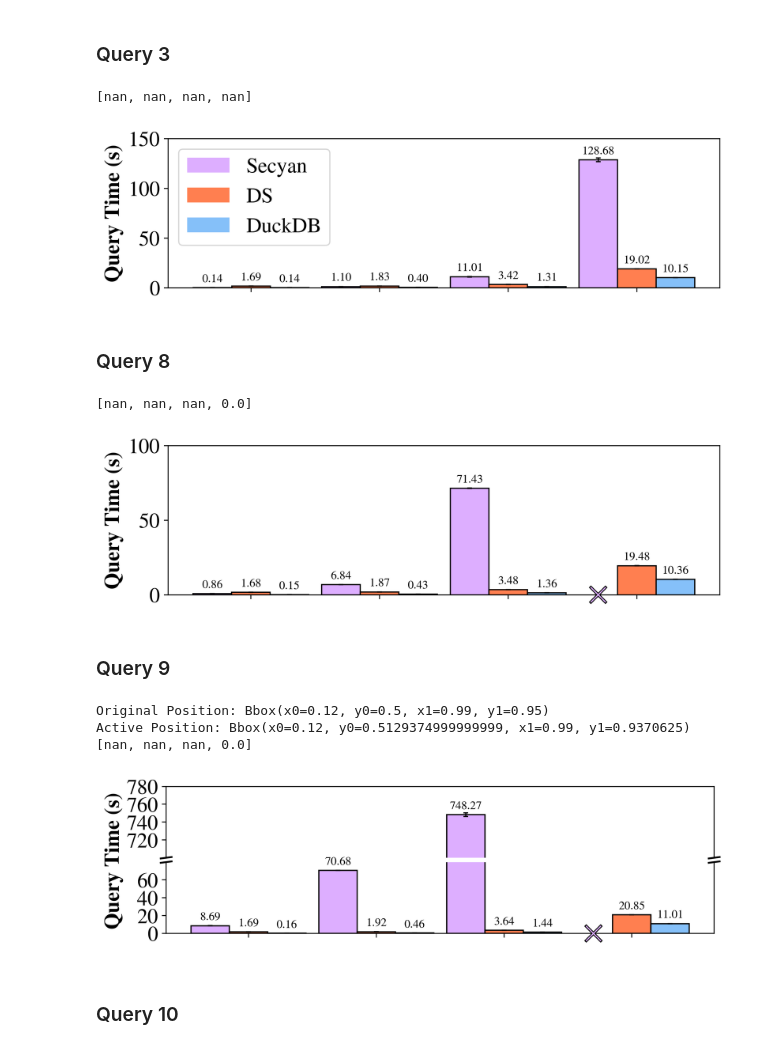
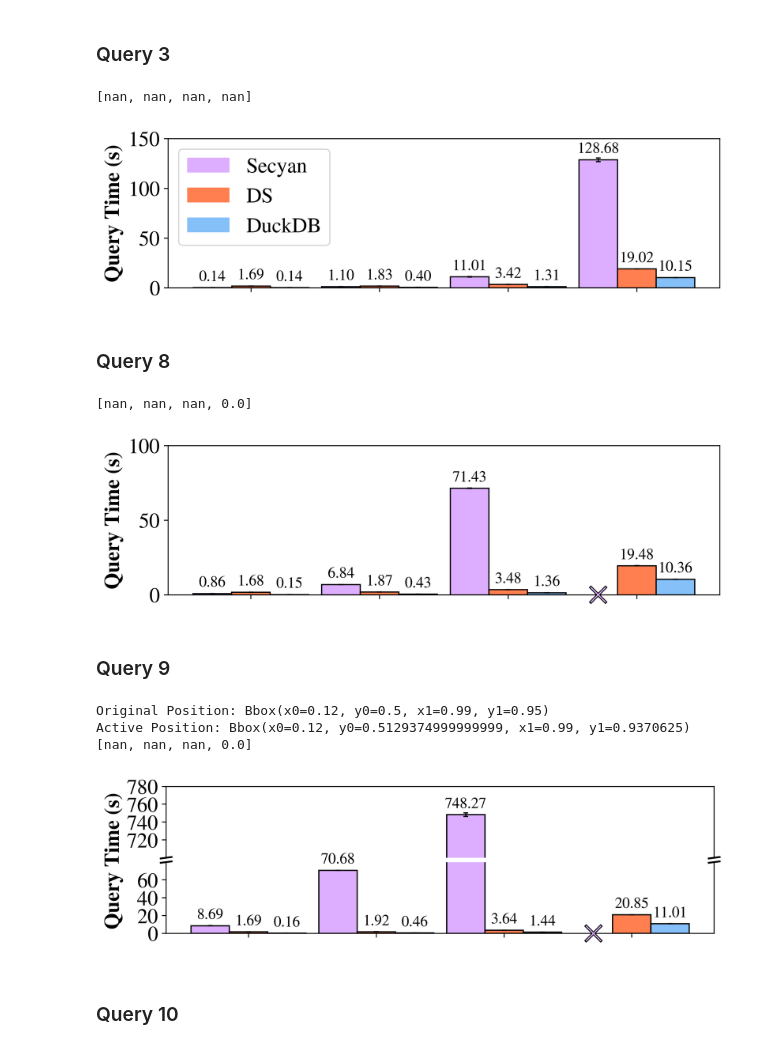
Before and after one commit to Dumplingz/data-pooling-experiments, a Jupyter notebook: data_analysis/join_filter_data_parsing.ipynb, the cells around one changed output. Saved outputs shown, nothing was run; the diff lists cells and outputs as text; code cells hidden in the pictures.

```diff
--- a/data_analysis/join_filter_data_parsing.ipynb
+++ b/data_analysis/join_filter_data_parsing.ipynb
@@ -198,7 +198,7 @@ ds_stdevs = ds_data_dict[3]['ds_stdevs']
 duckdb_medians = duckdb_data_dict[3]['baseline_medians']
 duckdb_stdevs = duckdb_data_dict[3]['baseline_stdevs']
 
-bar_label_font_size = 10
+bar_label_font_size = 13
 padding = 3
 
 X_axis = np.arange(4) + 1
@@ -274,34 +274,34 @@ duckdb_bar = ax.bar(x=X_axis+width,width=width,height=duckdb_medians,label="Duck
         color='#85C0F9'
         )
 ax.bar(x=X_axis+width,width=width,height=duckdb_medians,yerr=duckdb_stdevs,
         edgecolor='black',
         error_kw={"elinewidth":1,"capsize":2,"capthick":1},
         color='none'
         )
 duckdb_label = map(lambda n: '{0:.2f}'.format(n),duckdb_medians)
 ax.bar_label(duckdb_bar, duckdb_label, fontsize=bar_label_font_size,
         #       rotation=90,
               padding=padding
               )
 
 # axes = ax.gca()
 ax.set_ylim([min_y,max_y])
 
 
 # ax.set_xlabel("Data Size", fontweight="bold")
 ax.set_ylabel("Query Time (s)", fontweight="bold")
 ax.legend(ncol=1, loc='upper left')
 # ax.title("TPC-H Query 3")
 
 ax.set_xticks(X_axis, ['1MB', '10MB', '100MB', '1GB'])
 ax.set_xticklabels([])
 
 plt.savefig("tpch_q3.pdf")
 
 plt.show()
 # %% [output]
 [nan, nan, nan, nan]
-[figure, old version]
+[figure, new version]
 # %% [markdown]
 ### Query 8
 # %%
@@ -312,7 +312,7 @@ ds_stdevs = ds_data_dict[8]['ds_stdevs']
 duckdb_medians = duckdb_data_dict[8]['baseline_medians']
 duckdb_stdevs = duckdb_data_dict[8]['baseline_stdevs']
 
-bar_label_font_size = 10
+bar_label_font_size = 13
 padding = 3
 
 X_axis = np.arange(4) + 1
@@ -416,7 +416,7 @@ plt.savefig("tpch_q8.pdf")
 plt.show()
 # %% [output]
 [nan, nan, nan, 0.0]
-[figure, old version]
+[figure, new version]
 # %% [markdown]
 ### Query 9
 # %%
@@ -427,7 +427,7 @@ ds_stdevs = ds_data_dict[9]['ds_stdevs']
 duckdb_medians = duckdb_data_dict[9]['baseline_medians']
 duckdb_stdevs = duckdb_data_dict[9]['baseline_stdevs']
 
-bar_label_font_size = 10
+bar_label_font_size = 13
 padding = 3
 
 X_axis = np.arange(4) + 1
@@ -585,7 +585,7 @@ plt.show()
 Original Position: Bbox(x0=0.12, y0=0.5, x1=0.99, y1=0.95)
 Active Position: Bbox(x0=0.12, y0=0.5129374999999999, x1=0.99, y1=0.9370625)
 [nan, nan, nan, 0.0]
-[figure, old version]
+[figure, new version]
 # %% [markdown]
 ### Query 10
 # %%
```
Also changed, not shown: parts of 2 cells of this notebook, 9 other files.
